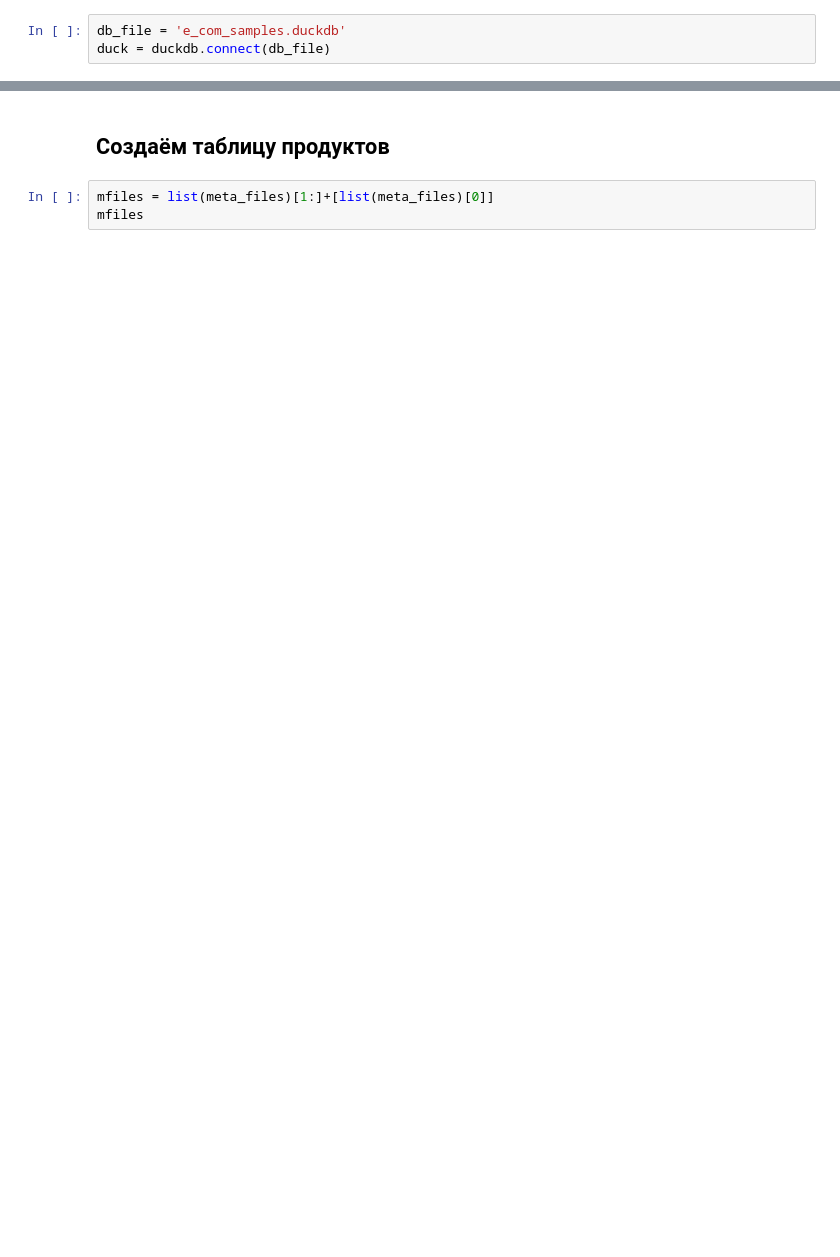
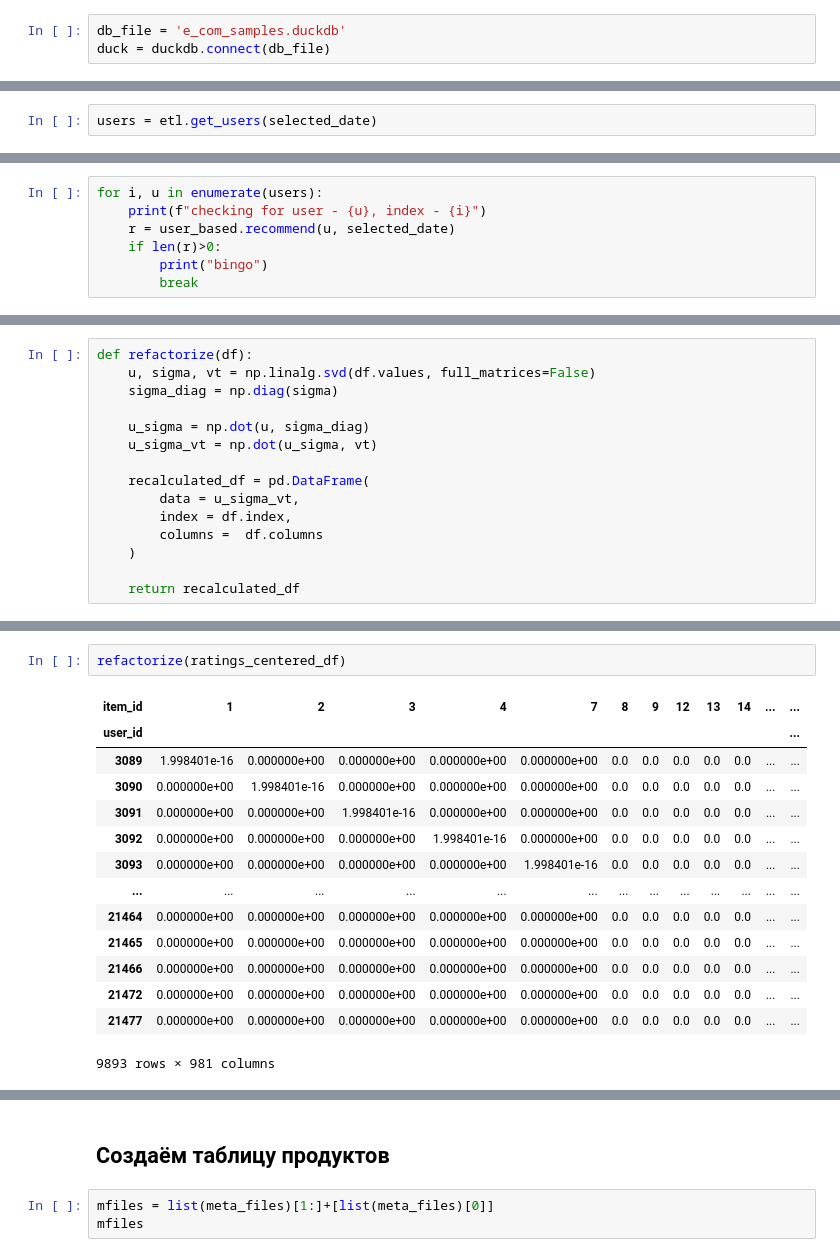
Before and after one commit to MarufIbragimov/receng, a Jupyter notebook: data_preparation copy.ipynb, the cells around one changed output, grey strips where cells are left out. Saved outputs shown, nothing was run; the diff lists cells and outputs as text; blank space fills up the shorter version.

```diff
--- a/data_preparation copy.ipynb
+++ b/data_preparation copy.ipynb
@@ -19,0 +184,2 @@ duck = duckdb.connect(db_file)
+# %%
+users = etl.get_users(selected_date)
@@ -19,0 +190,7 @@ duck = duckdb.connect(db_file)
+# %%
+for i, u in enumerate(users):
+    print(f"checking for user - {u}, index - {i}")
+    r = user_based.recommend(u, selected_date)
+    if len(r)>0:
+        print("bingo")
+        break
@@ -19,0 +222,15 @@ duck = duckdb.connect(db_file)
+# %%
+def refactorize(df):
+    u, sigma, vt = np.linalg.svd(df.values, full_matrices=False)
+    sigma_diag = np.diag(sigma)
+
+    u_sigma = np.dot(u, sigma_diag)
+    u_sigma_vt = np.dot(u_sigma, vt)
+
+    recalculated_df = pd.DataFrame(
+        data = u_sigma_vt,
+        index = df.index,
+        columns =  df.columns
+    )
+
+    return recalculated_df
@@ -19,0 +273,17 @@ duck = duckdb.connect(db_file)
+# %%
+refactorize(ratings_centered_df)
+# %% [output]
+| item_id | 1 | 2 | 3 | 4 | 7 | 8 | 9 | 12 | 13 | 14 | ... | ... |
+| user_id |  |  |  |  |  |  |  |  |  |  |  | ... |
+| 3089 | 1.998401e-16 | 0.000000e+00 | 0.000000e+00 | 0.000000e+00 | 0.000000e+00 | 0.0 | 0.0 | 0.0 | 0.0 | 0.0 | ... | ... |
+| 3090 | 0.000000e+00 | 1.998401e-16 | 0.000000e+00 | 0.000000e+00 | 0.000000e+00 | 0.0 | 0.0 | 0.0 | 0.0 | 0.0 | ... | ... |
+| 3091 | 0.000000e+00 | 0.000000e+00 | 1.998401e-16 | 0.000000e+00 | 0.000000e+00 | 0.0 | 0.0 | 0.0 | 0.0 | 0.0 | ... | ... |
+| 3092 | 0.000000e+00 | 0.000000e+00 | 0.000000e+00 | 1.998401e-16 | 0.000000e+00 | 0.0 | 0.0 | 0.0 | 0.0 | 0.0 | ... | ... |
+| 3093 | 0.000000e+00 | 0.000000e+00 | 0.000000e+00 | 0.000000e+00 | 1.998401e-16 | 0.0 | 0.0 | 0.0 | 0.0 | 0.0 | ... | ... |
+| ... | ... | ... | ... | ... | ... | ... | ... | ... | ... | ... | ... | ... |
+| 21464 | 0.000000e+00 | 0.000000e+00 | 0.000000e+00 | 0.000000e+00 | 0.000000e+00 | 0.0 | 0.0 | 0.0 | 0.0 | 0.0 | ... | ... |
+| 21465 | 0.000000e+00 | 0.000000e+00 | 0.000000e+00 | 0.000000e+00 | 0.000000e+00 | 0.0 | 0.0 | 0.0 | 0.0 | 0.0 | ... | ... |
+| 21466 | 0.000000e+00 | 0.000000e+00 | 0.000000e+00 | 0.000000e+00 | 0.000000e+00 | 0.0 | 0.0 | 0.0 | 0.0 | 0.0 | ... | ... |
+| 21472 | 0.000000e+00 | 0.000000e+00 | 0.000000e+00 | 0.000000e+00 | 0.000000e+00 | 0.0 | 0.0 | 0.0 | 0.0 | 0.0 | ... | ... |
+| 21477 | 0.000000e+00 | 0.000000e+00 | 0.000000e+00 | 0.000000e+00 | 0.000000e+00 | 0.0 | 0.0 | 0.0 | 0.0 | 0.0 | ... | ... |
+9893 rows × 981 columns
```
Also changed, not shown: parts of 38 cells of this notebook, 18 other files.
